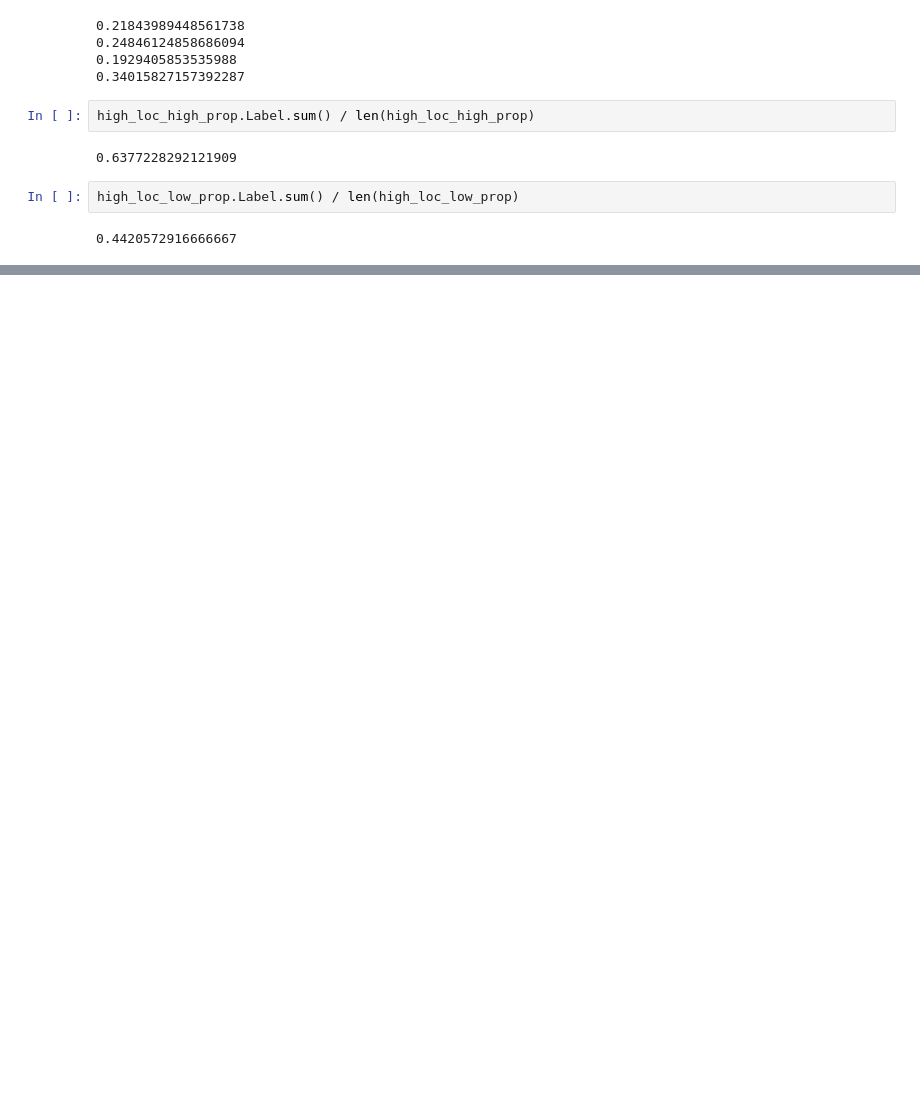
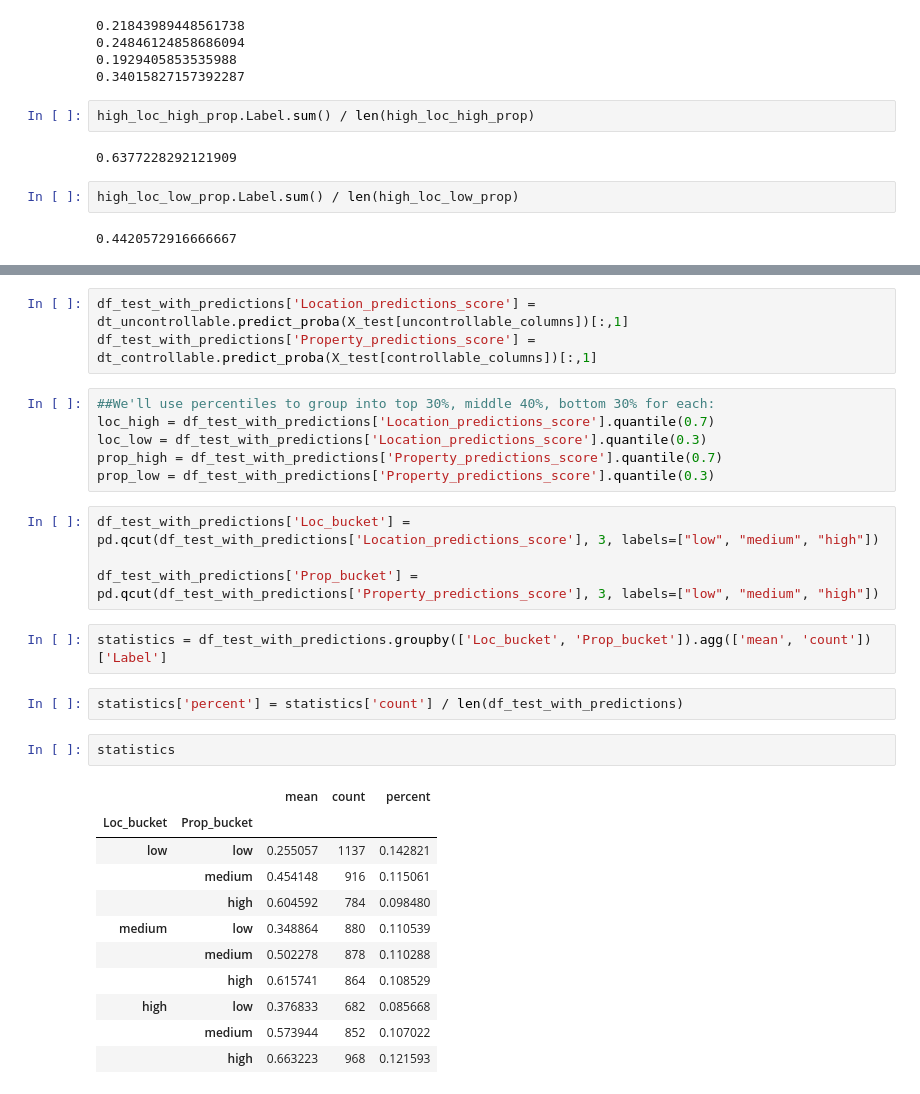
Before and after one commit to audreychu/Airbnb_Optimization, a Jupyter notebook: Decision Tree Tuning.ipynb, the cells around one changed output, grey strips where cells are left out. Cells and saved outputs as stored; diff of their text form; blank space fills up the shorter version.

```diff
--- a/Decision Tree Tuning.ipynb
+++ b/Decision Tree Tuning.ipynb
@@ -712,0 +715,31 @@ low_loc_low_pop.Label.sum() / len(low_loc_low_pop)
+# %%
+df_test_with_predictions['Location_predictions_score'] = dt_uncontrollable.predict_proba(X_test[uncontrollable_columns])[:,1]
+df_test_with_predictions['Property_predictions_score'] = dt_controllable.predict_proba(X_test[controllable_columns])[:,1]
+# %%
+##We'll use percentiles to group into top 30%, middle 40%, bottom 30% for each:
+loc_high = df_test_with_predictions['Location_predictions_score'].quantile(0.7)
+loc_low = df_test_with_predictions['Location_predictions_score'].quantile(0.3)
+prop_high = df_test_with_predictions['Property_predictions_score'].quantile(0.7)
+prop_low = df_test_with_predictions['Property_predictions_score'].quantile(0.3)
+# %%
+df_test_with_predictions['Loc_bucket'] = pd.qcut(df_test_with_predictions['Location_predictions_score'], 3, labels=["low", "medium", "high"])
+
+df_test_with_predictions['Prop_bucket'] = pd.qcut(df_test_with_predictions['Property_predictions_score'], 3, labels=["low", "medium", "high"])
+# %%
+statistics = df_test_with_predictions.groupby(['Loc_bucket', 'Prop_bucket']).agg(['mean', 'count'])['Label']
+# %%
+statistics['percent'] = statistics['count'] / len(df_test_with_predictions)
+# %%
+statistics
+# %% [output]
+|  |  | mean | count | percent |
+| Loc_bucket | Prop_bucket |  |  |  |
+| low | low | 0.255057 | 1137 | 0.142821 |
+|  | medium | 0.454148 | 916 | 0.115061 |
+|  | high | 0.604592 | 784 | 0.098480 |
+| medium | low | 0.348864 | 880 | 0.110539 |
+|  | medium | 0.502278 | 878 | 0.110288 |
+|  | high | 0.615741 | 864 | 0.108529 |
+| high | low | 0.376833 | 682 | 0.085668 |
+|  | medium | 0.573944 | 852 | 0.107022 |
+|  | high | 0.663223 | 968 | 0.121593 |
```
Also changed, not shown: parts of 7 cells of this notebook.
